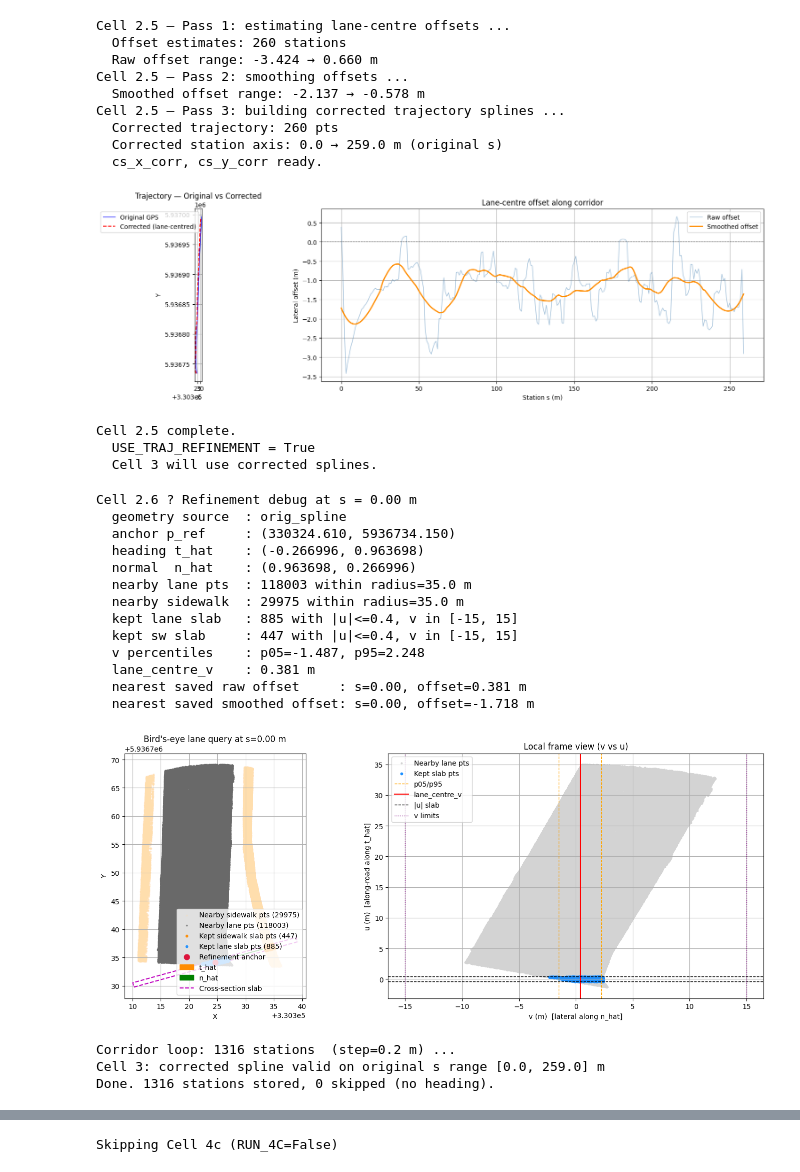
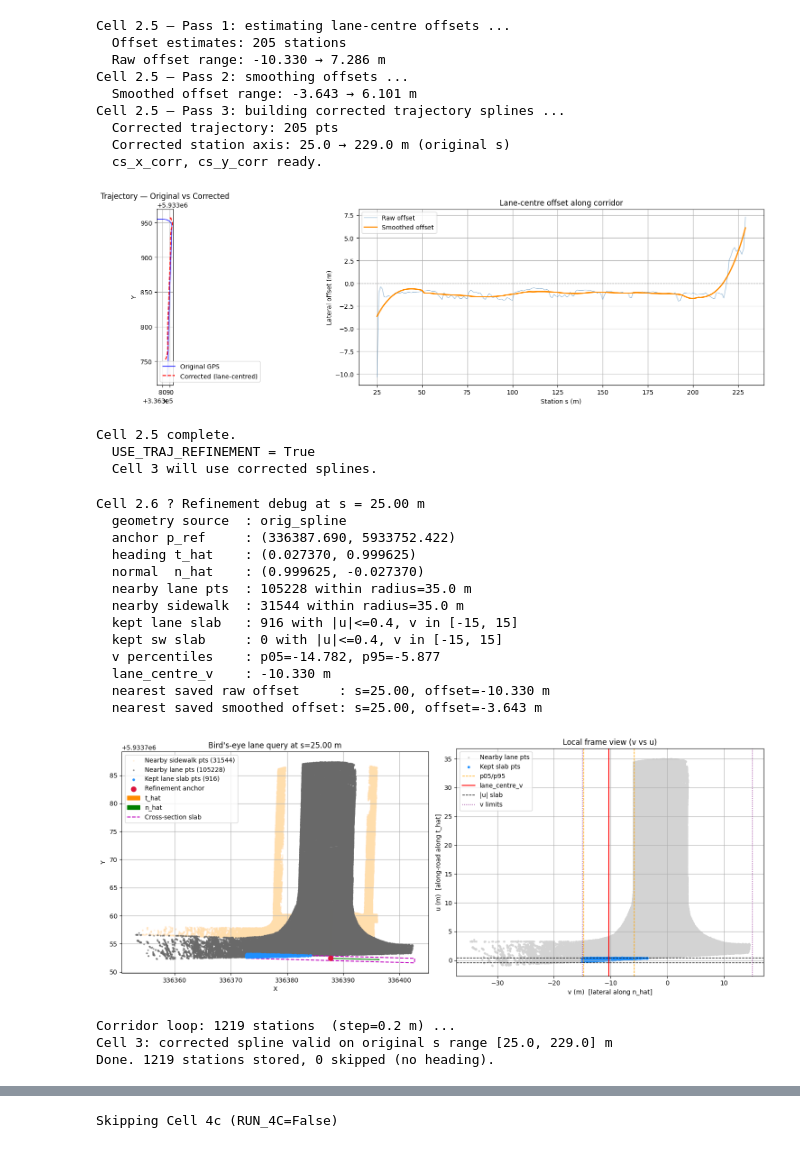
Before and after one commit to SidMcStarter/ramp-detection, a Jupyter notebook: updated_ditch_latest_version.ipynb, the cells around one changed output, grey strips where cells are left out. Drawn from its saved outputs; the diff is of its cells as text; code cells hidden in the pictures.

```diff
--- a/updated_ditch_latest_version.ipynb
+++ b/updated_ditch_latest_version.ipynb
@@ -50,9 +50,9 @@ import matplotlib.pyplot as plt
 # ─────────────────────────────────────────
 # FILE PATHS  ← edit these
 # ─────────────────────────────────────────
-SIDEWALK_LAS = r"C:\Users\jianjing\Desktop\Fiseha\Ramp_Detection\02\segments\part2\Sidewalk.las"
-LANE_LAS     = r"C:\Users\jianjing\Desktop\Fiseha\Ramp_Detection\02\segments\part2\Road.las"
-TRAJ_CSV     = r"C:\Users\jianjing\Desktop\Fiseha\Ramp_Detection\02\segments\part2\traj.csv"
+SIDEWALK_LAS = r"C:\Users\jianjing\Desktop\Fiseha\Ramp_Detection\07\segments\part2\Sidewalk.las"
+LANE_LAS     = r"C:\Users\jianjing\Desktop\Fiseha\Ramp_Detection\07\segments\part2\Road.las"
+TRAJ_CSV     = r"C:\Users\jianjing\Desktop\Fiseha\Ramp_Detection\07\segments\part2\traj.csv"
 
 # SIDEWALK_LAS = r"C:\Users\jianjing\Desktop\Fiseha\Ramp_Detection\11\Sidewalk.las"
 # LANE_LAS     = r"C:\Users\jianjing\Desktop\Fiseha\Ramp_Detection\11\Lane.las"
@@ -947,15 +947,15 @@ print("  Cell 3 will use corrected splines." if USE_TRAJ_REFINEMENT
       else "  Cell 3 will use original splines (refinement disabled).")
 # %% [output]
 Cell 2.5 — Pass 1: estimating lane-centre offsets ...
-  Offset estimates: 260 stations
-  Raw offset range: -3.424 → 0.660 m
+  Offset estimates: 205 stations
+  Raw offset range: -10.330 → 7.286 m
 Cell 2.5 — Pass 2: smoothing offsets ...
-  Smoothed offset range: -2.137 → -0.578 m
+  Smoothed offset range: -3.643 → 6.101 m
 Cell 2.5 — Pass 3: building corrected trajectory splines ...
-  Corrected trajectory: 260 pts
-  Corrected station axis: 0.0 → 259.0 m (original s)
+  Corrected trajectory: 205 pts
+  Corrected station axis: 25.0 → 229.0 m (original s)
   cs_x_corr, cs_y_corr ready.
-[figure, old version]
+[figure, new version]
 Cell 2.5 complete.
   USE_TRAJ_REFINEMENT = True
   Cell 3 will use corrected splines.
@@ -972,7 +972,7 @@ Cell 2.5 complete.
 # REQUIRES: Cell 1 + Cell 2.5 run.
 # ============================================================
 
-REFINE_DEBUG_S = 0
+REFINE_DEBUG_S = 25
 REFINE_DEBUG_RADIUS = QUERY_RADIUS
 REFINE_DEBUG_SHOW_ALL_NEARBY = True
 
@@ -1089,46 +1089,46 @@ ax.set_title(f"Bird's-eye lane query at s={REFINE_DEBUG_S:.2f} m")
 ax.set_xlabel(xcol)
 ax.set_ylabel(ycol)
 ax.grid(True)
 ax.legend(loc='best')
 
 ax = axes[1]
 if len(v_dbg) > 0:
     ax.scatter(v_dbg, u_dbg, s=4, c='lightgray', label='Nearby lane pts')
 if len(v_keep) > 0:
     ax.scatter(v_keep, u_keep, s=10, c='dodgerblue', label='Kept slab pts')
     p05_dbg = float(np.percentile(v_keep, 5))
     p95_dbg = float(np.percentile(v_keep, 95))
     lane_center_dbg = 0.5 * (p05_dbg + p95_dbg)
     ax.axvline(p05_dbg, color='orange', ls='--', lw=1, label='p05/p95')
     ax.axvline(p95_dbg, color='orange', ls='--', lw=1)
     ax.axvline(lane_center_dbg, color='red', ls='-', lw=1.5, label='lane_centre_v')
 ax.axhline(-HALF_THICK_U, color='black', ls='--', lw=1)
 ax.axhline(+HALF_THICK_U, color='black', ls='--', lw=1, label='|u| slab')
 ax.axvline(V_MIN, color='purple', ls=':', lw=1)
 ax.axvline(V_MAX, color='purple', ls=':', lw=1, label='v limits')
 ax.set_title('Local frame view (v vs u)')
 ax.set_xlabel('v (m)  [lateral along n_hat]')
 ax.set_ylabel('u (m)  [along-road along t_hat]')
 ax.grid(True)
 ax.legend(loc='best')
 
 plt.tight_layout()
 plt.show()
 # %% [output]
-Cell 2.6 ? Refinement debug at s = 0.00 m
+Cell 2.6 ? Refinement debug at s = 25.00 m
   geometry source  : orig_spline
-  anchor p_ref     : (330324.610, 5936734.150)
-  heading t_hat    : (-0.266996, 0.963698)
-  normal  n_hat    : (0.963698, 0.266996)
-  nearby lane pts  : 118003 within radius=35.0 m
-  nearby sidewalk  : 29975 within radius=35.0 m
-  kept lane slab   : 885 with |u|<=0.4, v in [-15, 15]
-  kept sw slab     : 447 with |u|<=0.4, v in [-15, 15]
-  v percentiles    : p05=-1.487, p95=2.248
-  lane_centre_v    : 0.381 m
-  nearest saved raw offset     : s=0.00, offset=0.381 m
-  nearest saved smoothed offset: s=0.00, offset=-1.718 m
+  anchor p_ref     : (336387.690, 5933752.422)
+  heading t_hat    : (0.027370, 0.999625)
+  normal  n_hat    : (0.999625, -0.027370)
+  nearby lane pts  : 105228 within radius=35.0 m
+  nearby sidewalk  : 31544 within radius=35.0 m
+  kept lane slab   : 916 with |u|<=0.4, v in [-15, 15]
+  kept sw slab     : 0 with |u|<=0.4, v in [-15, 15]
+  v percentiles    : p05=-14.782, p95=-5.877
+  lane_centre_v    : -10.330 m
+  nearest saved raw offset     : s=25.00, offset=-10.330 m
+  nearest saved smoothed offset: s=25.00, offset=-3.643 m
-[figure, old version]
+[figure, new version]
 # %%
 # ============================================================
 # CELL 3 — Full Corridor Loop  (builds `results`)
@@ -1287,9 +1287,9 @@ print(f"Done. {len(results)} stations stored, {skipped} skipped (no heading).")
 # plt.tight_layout()
 # plt.show()
 # %% [output]
-Corridor loop: 1316 stations  (step=0.2 m) ...
-Cell 3: corrected spline valid on original s range [0.0, 259.0] m
-Done. 1316 stations stored, 0 skipped (no heading).
+Corridor loop: 1219 stations  (step=0.2 m) ...
+Cell 3: corrected spline valid on original s range [25.0, 229.0] m
+Done. 1219 stations stored, 0 skipped (no heading).
 # %%
 # ============================================================
 # CELL 4 — Rule-Based Ramp Classifier
```
Also changed, not shown: parts of 12 cells of this notebook.
